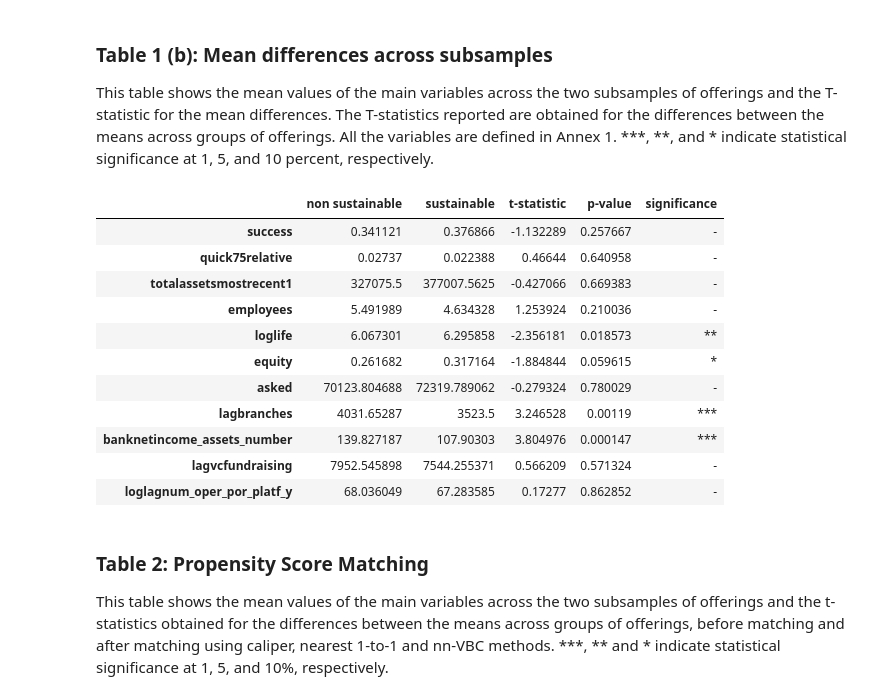
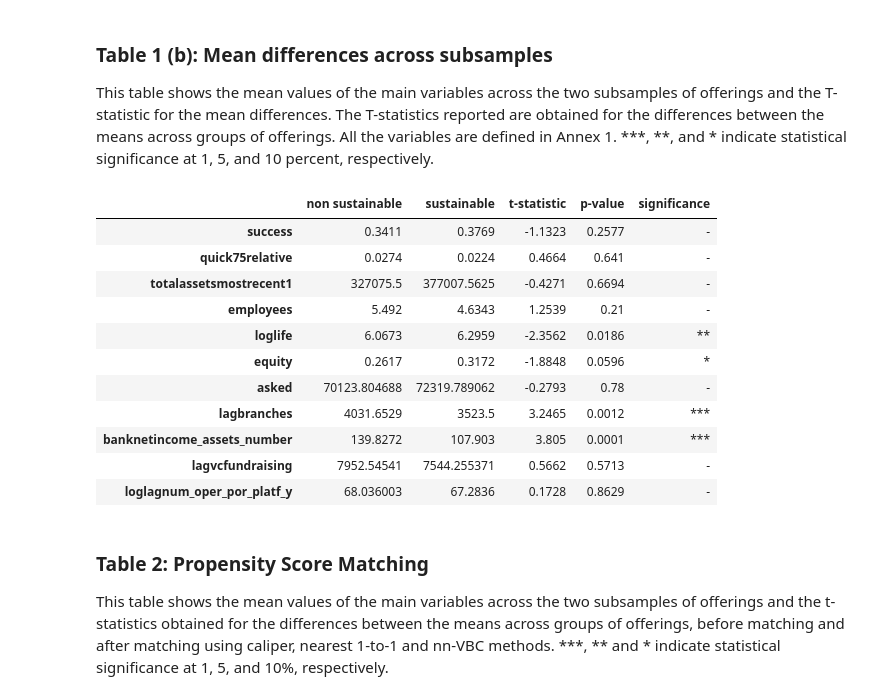
Before and after one commit to alvarorezola/MendozaEtAl2023-VC, a Jupyter notebook: script.ipynb, the cells around one changed output. Saved outputs shown, nothing was run; the diff lists cells and outputs as text; code cells hidden in the pictures.

```diff
--- a/script.ipynb
+++ b/script.ipynb
@@ -181,50 +182,50 @@ data = {
     "lagvcfundraising": (df_non_sust["lagvcfundraising"],df_sust["lagvcfundraising"]),
     "loglagnum_oper_por_platf_y": (df_non_sust["loglagnum_oper_por_platf_y"],df_sust["loglagnum_oper_por_platf_y"]),
 }
 
 results = {}
 
 for key in data:
-    group1 = data[key][0]
-    group2 = data[key][1]
+    group1 = data[key][0].round(4)
+    group2 = data[key][1].round(4)
 
     # calculate t-statistic
     t_statistic, p_value = stats.ttest_ind(group1, group2, nan_policy="omit")
 
     # Indicate statistical significance at different levels
     if p_value < 0.01:
         significance = "***"
     elif p_value < 0.05:
         significance = "**"
     elif p_value < 0.10:
         significance = "*"
     else:
         significance = "-"
 
     # calculate mean of each variable
     mean_group1 = np.mean(group1)
     mean_group2 = np.mean(group2)
 
-    results[key]={'non sustainable':mean_group1,
-                  'sustainable':mean_group2,
-                  't-statistic':t_statistic,
-                  'p-value':p_value,
+    results[key]={'non sustainable':mean_group1.round(4),
+                  'sustainable':mean_group2.round(4),
+                  't-statistic':t_statistic.round(4),
+                  'p-value':p_value.round(4),
                   'significance':significance}
 # Display results
 pd.DataFrame(results).T
 # %% [output]
 |  | non sustainable | sustainable | t-statistic | p-value | significance |
-| success | 0.341121 | 0.376866 | -1.132289 | 0.257667 | - |
-| quick75relative | 0.02737 | 0.022388 | 0.46644 | 0.640958 | - |
-| totalassetsmostrecent1 | 327075.5 | 377007.5625 | -0.427066 | 0.669383 | - |
-| employees | 5.491989 | 4.634328 | 1.253924 | 0.210036 | - |
-| loglife | 6.067301 | 6.295858 | -2.356181 | 0.018573 | ** |
-| equity | 0.261682 | 0.317164 | -1.884844 | 0.059615 | * |
-| asked | 70123.804688 | 72319.789062 | -0.279324 | 0.780029 | - |
-| lagbranches | 4031.65287 | 3523.5 | 3.246528 | 0.00119 | *** |
-| banknetincome_assets_number | 139.827187 | 107.90303 | 3.804976 | 0.000147 | *** |
-| lagvcfundraising | 7952.545898 | 7544.255371 | 0.566209 | 0.571324 | - |
-| loglagnum_oper_por_platf_y | 68.036049 | 67.283585 | 0.17277 | 0.862852 | - |
+| success | 0.3411 | 0.3769 | -1.1323 | 0.2577 | - |
+| quick75relative | 0.0274 | 0.0224 | 0.4664 | 0.641 | - |
+| totalassetsmostrecent1 | 327075.5 | 377007.5625 | -0.4271 | 0.6694 | - |
+| employees | 5.492 | 4.6343 | 1.2539 | 0.21 | - |
+| loglife | 6.0673 | 6.2959 | -2.3562 | 0.0186 | ** |
+| equity | 0.2617 | 0.3172 | -1.8848 | 0.0596 | * |
+| asked | 70123.804688 | 72319.789062 | -0.2793 | 0.78 | - |
+| lagbranches | 4031.6529 | 3523.5 | 3.2465 | 0.0012 | *** |
+| banknetincome_assets_number | 139.8272 | 107.903 | 3.805 | 0.0001 | *** |
+| lagvcfundraising | 7952.54541 | 7544.255371 | 0.5662 | 0.5713 | - |
+| loglagnum_oper_por_platf_y | 68.036003 | 67.2836 | 0.1728 | 0.8629 | - |
 # %% [markdown]
 ### Table 2: Propensity Score Matching
 This table shows the mean values of the main variables across the two subsamples of offerings and the t-statistics obtained for the differences between the means across groups of offerings, before matching and after matching using caliper, nearest 1-to-1 and nn-VBC methods. ***, ** and * indicate statistical significance at 1, 5, and 10%, respectively.
```
Also changed, not shown: parts of 14 cells of this notebook.
